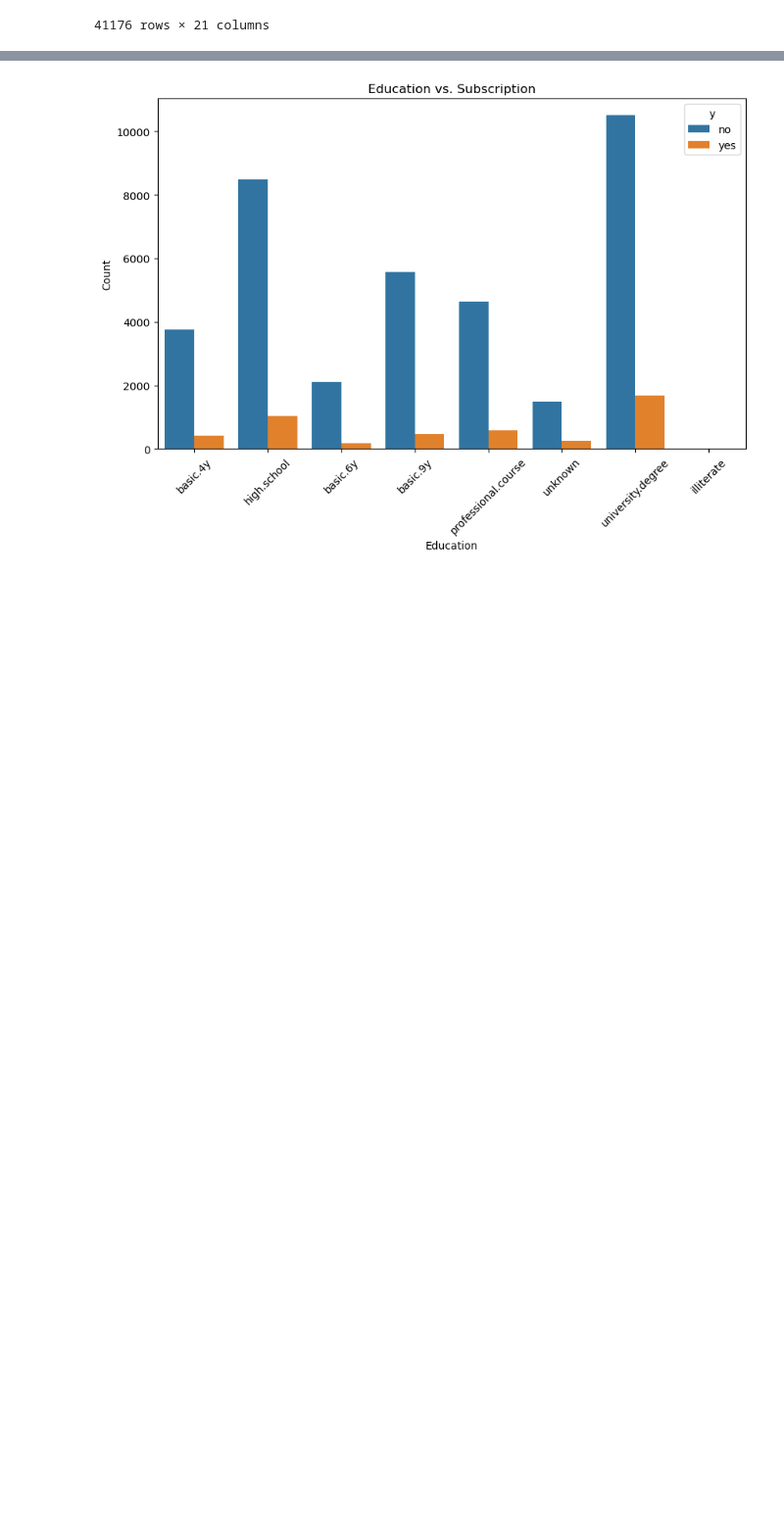
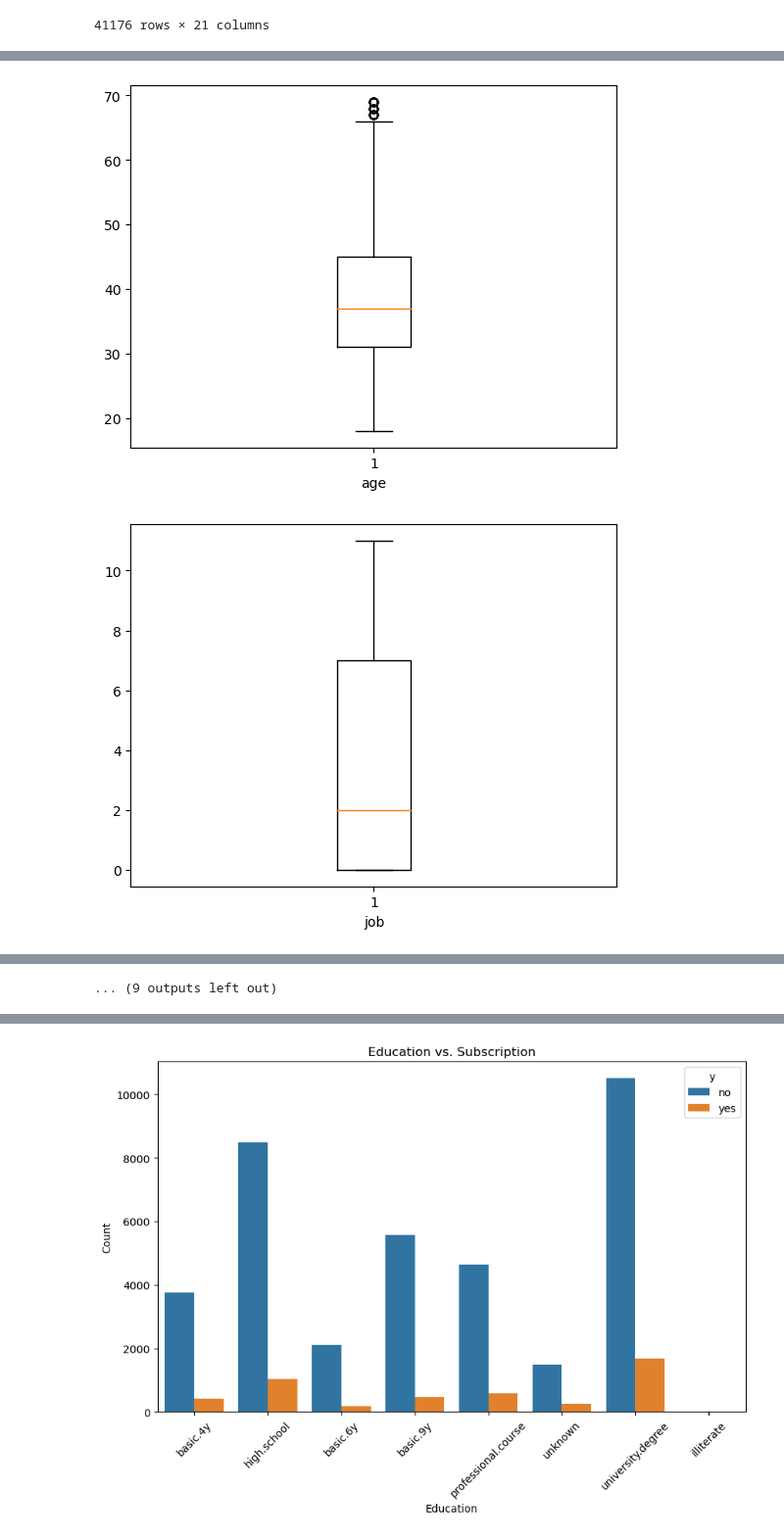
Before and after one commit to joginder121/Prodigy-Data-Science-internship-, a Jupyter notebook: Prodigy_DS_3.ipynb, the cells around one changed output, grey strips where cells are left out. Shown at 98% size. Saved outputs shown, nothing was run; the diff lists cells and outputs as text; code cells hidden in the pictures; blank space fills up the shorter version.

```diff
--- a/Prodigy_DS_3.ipynb
+++ b/Prodigy_DS_3.ipynb
@@ -133,0 +197,8 @@ data1
+# %%
+for col_name in col:
+    plt.boxplot(data1[col_name])
+    plt.xlabel(col_name)
+    plt.show()
+# %% [output]
+[figure, added]
+[figure, added]
@@ -134,3 +215,4 @@ data1
+... (9 outputs left out)
 # %%
 # 1. Histogram of Age
 plt.figure(figsize=(8, 6))
```
Also changed, not shown: parts of 9 cells of this notebook.
